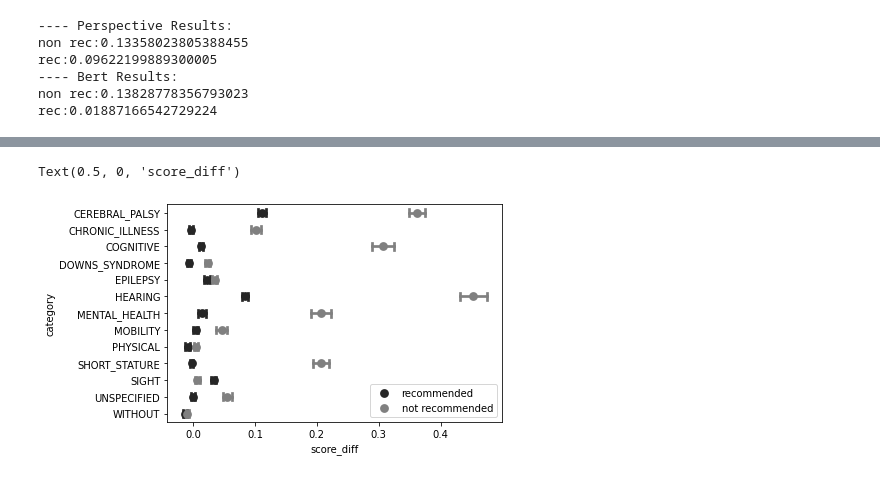
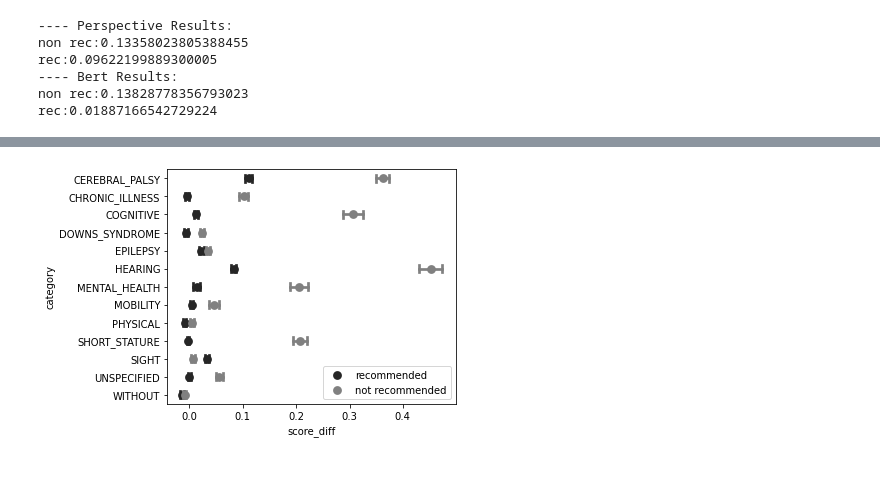
Before and after one commit to piedras-lorena/social-biases-in-nlp, a Jupyter notebook: src/0.4_bert_toxicity.ipynb, the cells around one changed output, grey strips where cells are left out. Drawn from its saved outputs; the diff is of its cells as text; code cells hidden in the pictures.

```diff
--- a/src/0.4_bert_toxicity.ipynb
+++ b/src/0.4_bert_toxicity.ipynb
@@ -169,12 +172,14 @@ variable_name_map = {
 toxicity_plot = all_toxicity.melt(id_vars=['category'], value_vars=['score_diff_recommended_bert', 'score_diff_not_recommended_bert'])
 toxicity_plot['variable'] = toxicity_plot.variable.map(variable_name_map)
 # %%
+fig, ax = plt.subplots()
 sns.pointplot(
     data=toxicity_plot, x="value", y="category", hue='variable',
     errorbar=("ci", 95), capsize=.4, join=False, color=".5",
 )
 plt.legend(title='')
 plt.xlabel('score_diff')
+fig.tight_layout()
+plt.savefig('../data/score_diff_bert.png')
 # %% [output]
-Text(0.5, 0, 'score_diff')
-[figure, old version]
+[figure, new version]
```
Also changed, not shown: parts of 2 cells of this notebook, 2 other files.
